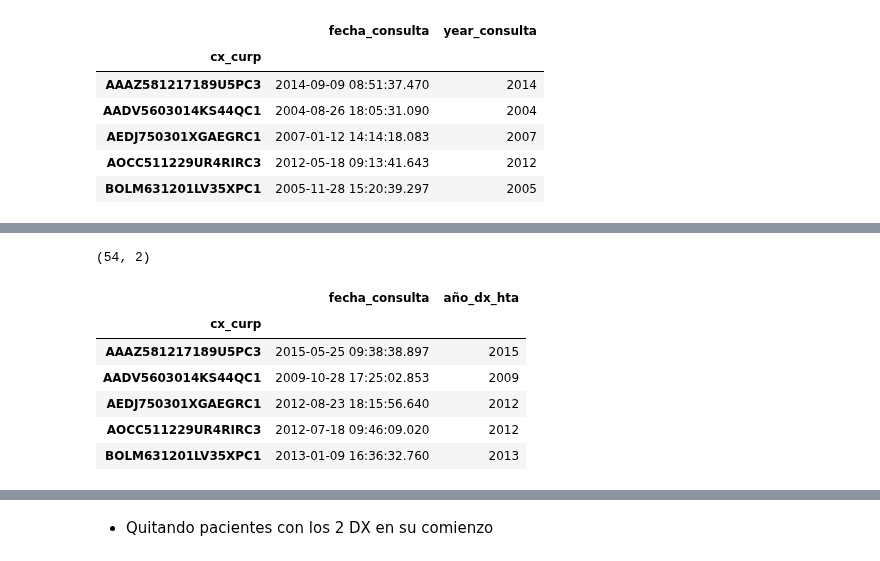
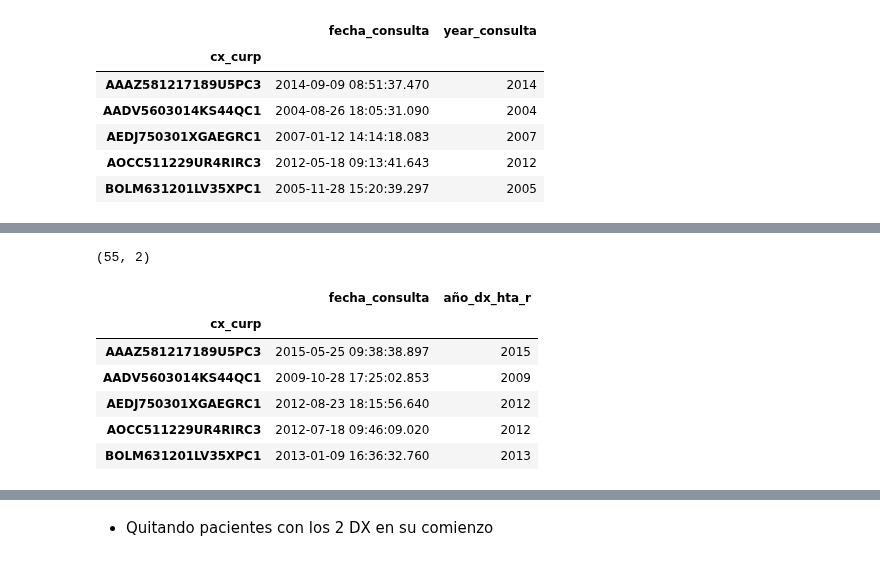
Before and after one commit to AideJGC/ProyectoDIABETIA_Estancia, a Jupyter notebook: notebooks/Feature_Engineering.ipynb, the cells around one changed output, grey strips where cells are left out. Cells and saved outputs as stored; diff of their text form; code cells hidden in the pictures.

```diff
--- a/notebooks/Feature_Engineering.ipynb
+++ b/notebooks/Feature_Engineering.ipynb
@@ -70,8 +70,8 @@ df_m.head(5)
 | 4 | 4000001070000 | DEXTROPROPOXIFENO CAPSULA O COMPR... | ENV | 20 | C.C | ... |
 5 rows × 118 columns
 # %%
-df = proc.cod_medicamento(df)
+df = proc.cod_medicamento(df_m,df)
 # %% [markdown]
 - Número de medicamentos
 # %%
-df = num_medicamentos(df)
+df = proc.num_medicamentos(df)
@@ -99,3 +87,5 @@ df.shape
+# %%
+df['bezafibrato'] = np.where(df['cod_med'].str.contains('10000065500'),1,0)
 # %% [markdown]
 - Rango de edad
 # %%
@@ -141,15 +140,14 @@ df_time.head(5)
 # %%
-# Ajustar dx hipertensión porque no esta
-df_hta = df[~pd.isna(df['medecine_code'])].groupby('cx_curp')['fecha_consulta'].min()
+df_hta = df[~pd.isna(df['fecha_hta_nvo'])].groupby('cx_curp')['fecha_consulta'].min()
 df_hta = pd.DataFrame(df_hta)
-df_hta['año_dx_hta'] = pd.to_datetime(df_hta['fecha_consulta'],\
+df_hta['año_dx_hta_r'] = pd.to_datetime(df_hta['fecha_consulta'],\
                                             format='%y-%m-%d %H:%M:%S').dt.strftime('%Y')
 df_hta = df_hta.sort_values('cx_curp')
 print(df_hta.shape)
 df_hta.head(5)
 # %% [output]
-(54, 2)
+(55, 2)
-|  | fecha_consulta | año_dx_hta |
+|  | fecha_consulta | año_dx_hta_r |
 | cx_curp |  |  |
 | AAAZ581217189U5PC3 | 2015-05-25 09:38:38.897 | 2015 |
 | AADV5603014KS44QC1 | 2009-10-28 17:25:02.853 | 2009 |
```
Also changed, not shown: parts of 21 cells of this notebook.
